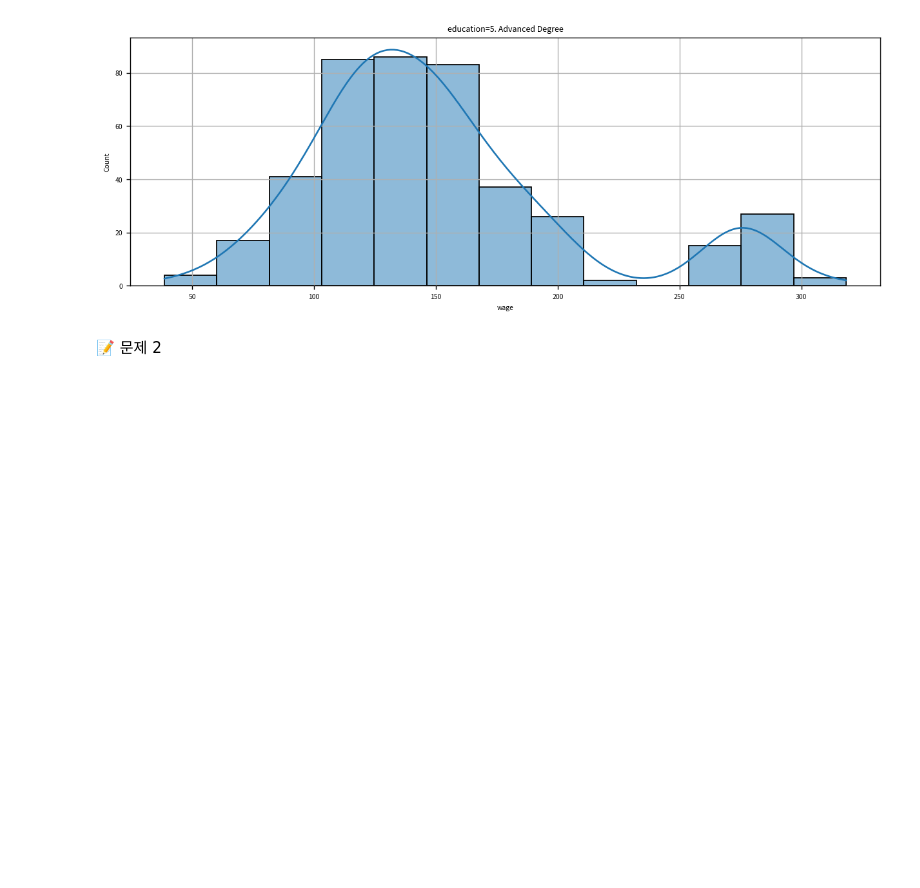
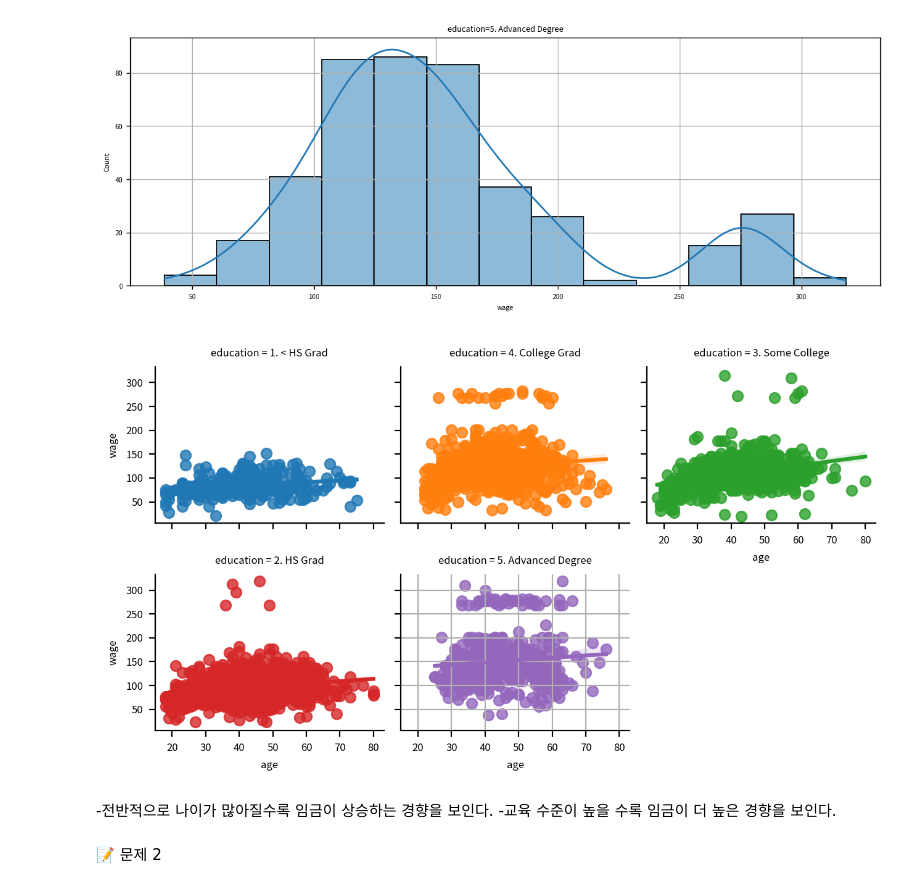
Before and after one commit to GYULLTANGURRI/main, a Jupyter notebook: 251125실습/251125_연습문제.ipynb, the cells around one changed output. Cells and saved outputs as stored; diff of their text form; code cells hidden in the pictures; blank space fills up the shorter version.

```diff
--- a/251125실습/251125_연습문제.ipynb
+++ b/251125실습/251125_연습문제.ipynb
@@ -108,6 +108,33 @@ for e in education:
 [figure]
 [figure]
 [figure]
+# %%
+# 쌤
+width_px = 1280
+height_px = 720
+rows = 1
+cols=1
+figsize = (width_px /my_dpi, height_px/my_dpi)
+
+# 그래프 그리기->seaborn 사용
+g = sb.lmplot(data=origin, x="age", y ='wage', hue='education', col='education',col_wrap=3)
+
+g.fig.set_dpi(my_dpi)
+g.fig.set_figwidth(figsize[0])
+g.fig.set_figheight(figsize[1])
+
+
+plt.grid()
+
+plt.tight_layout()
+plt.savefig("plot.png", dpi=my_dpi*2)
+plt.show()
+plt.close()
+# %% [output]
+[figure, added]
+# %% [markdown]
+-전반적으로 나이가 많아질수록 임금이 상승하는 경향을 보인다.
+-교육 수준이 높을 수록 임금이 더 높은 경향을 보인다.
 # %% [markdown]
 📝 문제 2
 # %%
```
Also changed, not shown: parts of 4 cells of this notebook, 7 other files.
